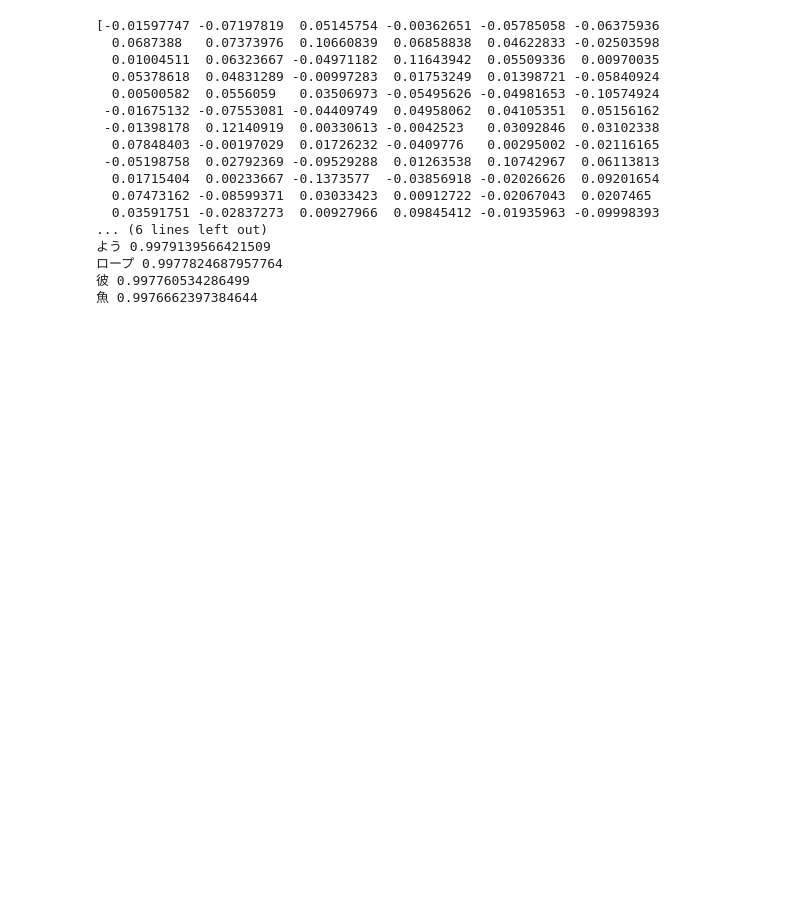
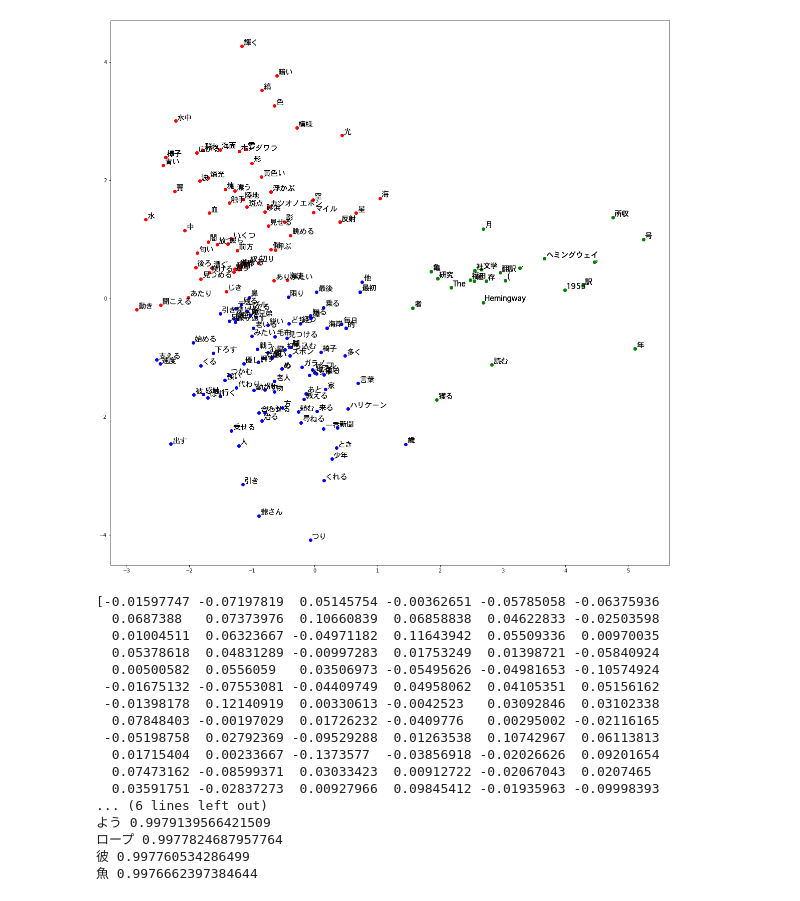
Before and after one commit to tsuchida5030/techgym_ai, a Jupyter notebook: Chapter_1/AI_running_1.ipynb, the cells around one changed output. Drawn from its saved outputs; the diff is of its cells as text; code cells hidden in the pictures; blank space fills up the shorter version.

```diff
--- a/Chapter_1/AI_running_1.ipynb
+++ b/Chapter_1/AI_running_1.ipynb
@@ -93,3 +64,79 @@ for item in sea:
+# %%
+#AI-TECHGYM-1-12-A-4
+#自然言語処理
+
+#インポート
+from gensim.models import word2vec
+import matplotlib.pyplot as plt
+import matplotlib.font_manager as font_manager
+
+#pandas
+import pandas as pd
+
+#PCA
+from sklearn.decomposition import PCA
+
+# k-means法を使うためのインポート
+from sklearn.cluster import KMeans
+
+#フォントの準備
+#import urllib.request as req
+#url = "https://github.com/hokuto-HIRANO/Word2Vec/raw/master/font/Osaka.ttc"
+#req.urlretrieve(url, "./Osaka.ttc")
+
+#フォントの指定
+FONTPATH='./Osaka.ttc'
+prop = font_manager.FontProperties(fname=FONTPATH)
+
+#モデルの読み込み
+model_path = './words.model'
+model = word2vec.Word2Vec.load(model_path)
+
+def draw_2d_2groups_k(vectors, target1, target2, topn=100):
+    similars1 = [w[0] for w in vectors.wv.most_similar(target1, topn=topn)]
+    similars1.insert(0, target1)
+    similars2 = [w[0] for w in vectors.wv.most_similar(target2, topn=topn)]
+    similars2.insert(0, target2)
+    similars = similars1 + similars2
+    colors = ['b']+['g']*(topn)+ ['r']+['orangered']*(topn)
+    X = [vectors.wv[w] for w in similars]
+    pca = PCA(n_components=2)
+    Y = pca.fit_transform(X)
+
+    # クラスター分析
+    kmeans = KMeans(init='random', n_clusters=3)
+    kmeans.fit(Y)
+    z_pred = kmeans.predict(Y)
+
+    # 順にx座標、y座標、cluster番号のデータを横に結合するためconcatでaxis=1を指定
+    merge_data = pd.concat([pd.DataFrame(Y[:,0]), pd.DataFrame(Y[:,1]), pd.DataFrame(z_pred)], axis=1)
+    merge_data.columns = ['X','Y','cluster']
+
+    #グラフサイズ
+    plt.figure(figsize=(20,20))
+
+    #display(cluster_df)
+    df0 = merge_data[merge_data.cluster == 0]
+    df1 = merge_data[merge_data.cluster == 1]
+    df2 = merge_data[merge_data.cluster == 2]
+
+    #グラフのプロット
+    plt.scatter(df0['X'],df0['Y'],color='blue',label='cluster0')
+    plt.scatter(df1['X'],df1['Y'],color='red',label='cluster1')
+    plt.scatter(df2['X'],df2['Y'],color='green',label='cluster2')
+
+    for w, x, y in zip(similars[:], Y[:, 0], Y[:,1]):
+        plt.annotate(w, xy=(x, y), xytext=(3,3), textcoords='offset points', fontproperties=prop, fontsize=15)
+    plt.show()
+
+#単語を指定
+word1="海"
+word2="老人"
+
+#グラフ描画
+draw_2d_2groups_k(model,word1,word2,topn=100)
+# %% [output]
+[figure, added]
 # %%
 #Word2Vec
 from gensim.models import Word2Vec
```
Also changed, not shown: parts of 2 cells of this notebook, 2 other files.
